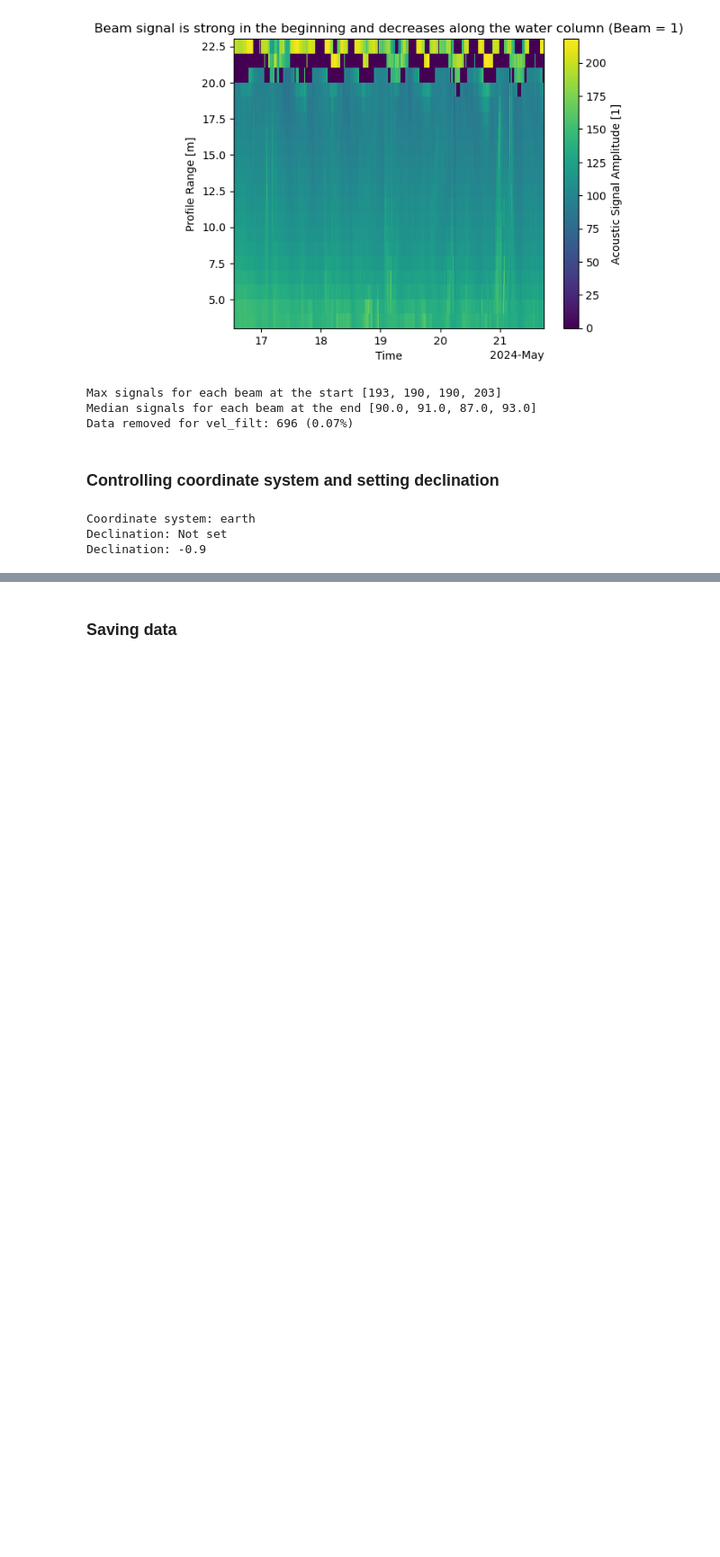
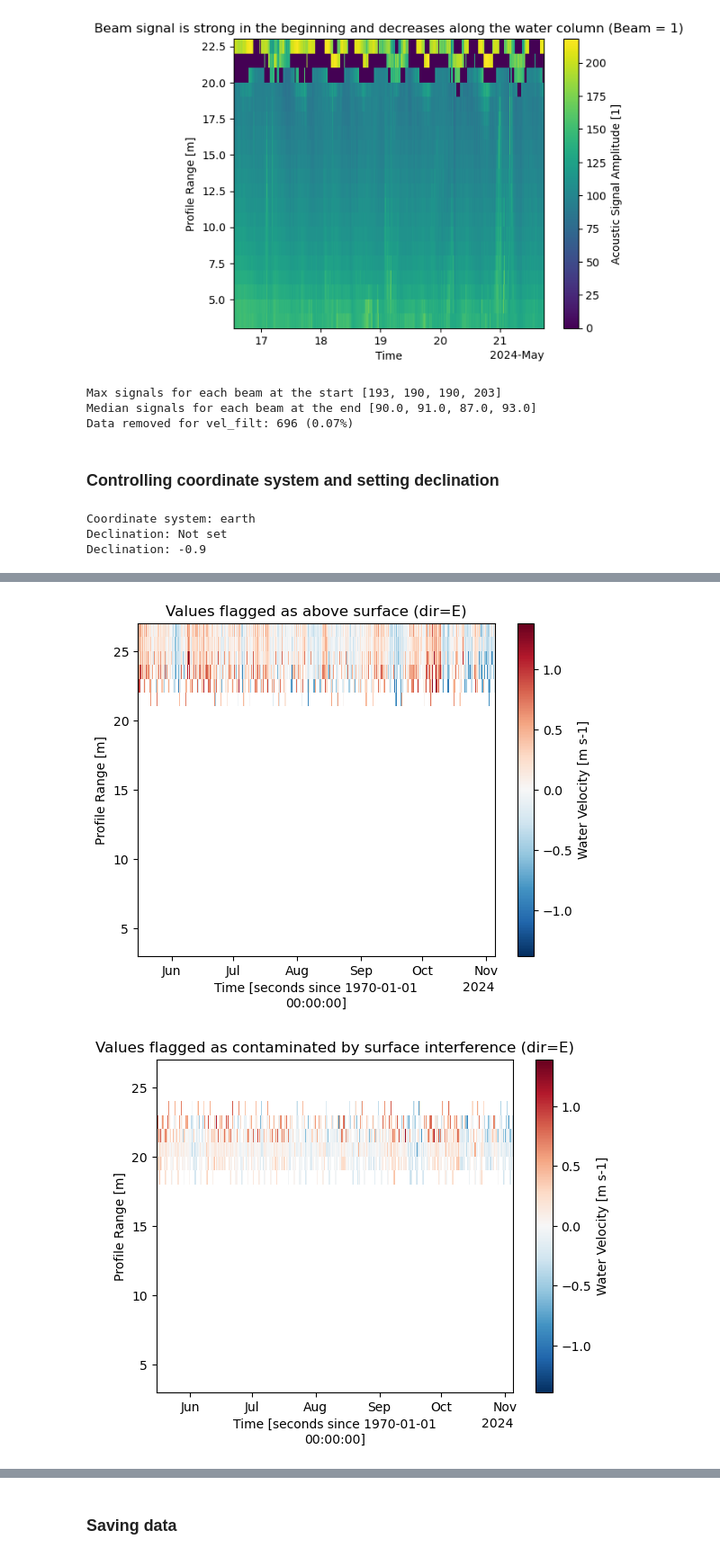
Before and after one commit to AnurovaPrykhodko/ADCP-internship, a Jupyter notebook: raw_data_processing.ipynb, the cells around one changed output, grey strips where cells are left out. Shown at 90% size. Drawn from its saved outputs; the diff is of its cells as text; code cells hidden in the pictures; blank space fills up the shorter version.

Commit message:
continued with quality flagging

```diff
--- a/raw_data_processing.ipynb
+++ b/raw_data_processing.ipynb
@@ -421,2 +396,25 @@ dataset_flagged['vel'].attrs['ancillary_variables'] = 'vel_qc_primary vel_qc_sec
+# %%
+ds_r = ds_1.copy()
+
+# Creating flagging arrays for raw data, default values are (2,2) indicating unknown quality
+qc1_r = xr.full_like(ds_r['vel'], 2)        # primary quality flags
+qc2_r = xr.full_like(ds_r['vel'], 2)        # secondary quality flags
+
+# Create masks
+# values above surface, True where range > depth
+mask_above_surface = ds_r['range'] > ds_r['depth']
+# values contaminated from surface interference (upper 15%)
+mask_surface_interference = (ds_r['range']/ds_r['depth'] >= 0.85) & (ds_r['range']/ds_r['depth'] <= 1)
+
+# Apply masks to corresponding values to flagging arrays
+qc1_r, qc2_r = my.apply_qc_mask(mask_above_surface, (4, 3), qc1_r, qc2_r)
+qc1_r, qc2_r = my.apply_qc_mask(mask_surface_interference, (4, 4), qc1_r, qc2_r)
+
+# Plot masked values
+my.plot_masked(mask_above_surface, ds_r['vel'], 'above surface')
+my.plot_masked(mask_surface_interference, ds_r['vel'], 'contaminated by surface interference')
+# %% [output]
+[figure, added]
+[figure, added]
 # %% [markdown]
 <!-- ###  Saving data -->
```
Also changed, not shown: parts of 8 cells of this notebook.
